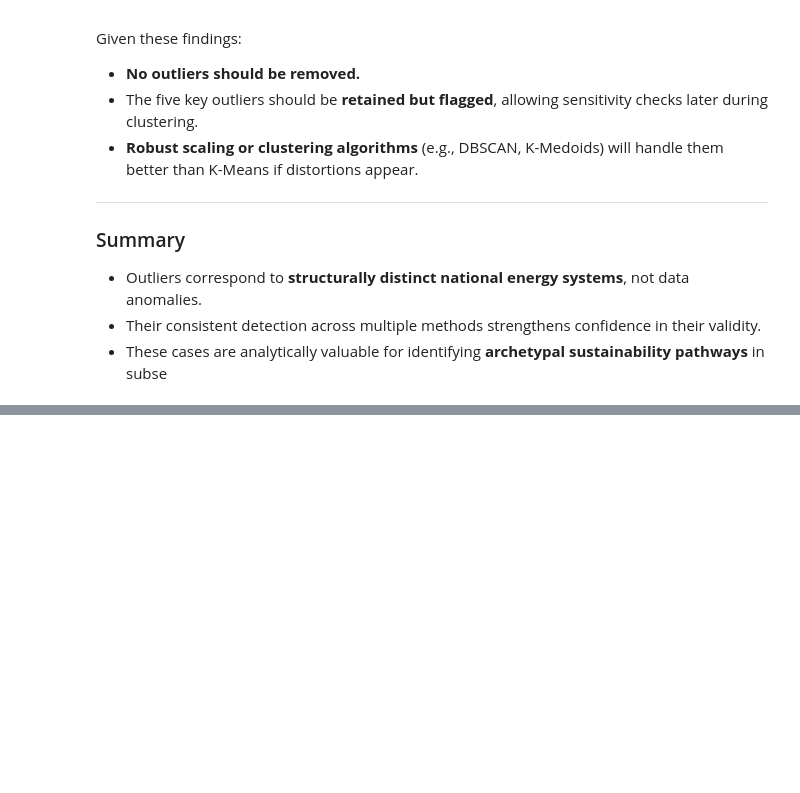
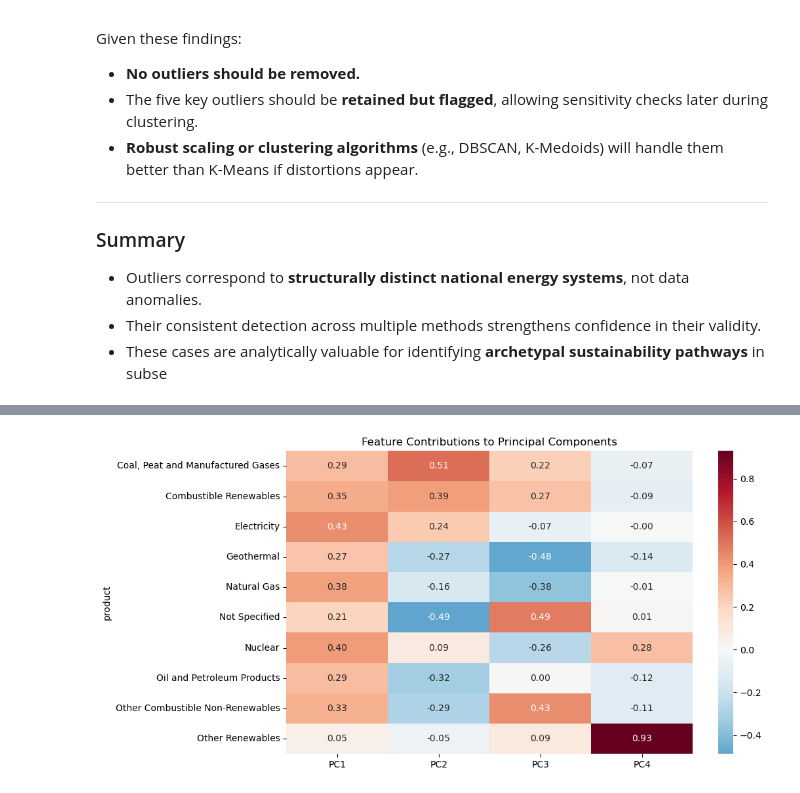
Before and after one commit to FedorSulaev/global-energy-systems-clustering, a Jupyter notebook: notebooks/01_data_analysis_and_preprocessing.ipynb, the cells around one changed output, grey strips where cells are left out. Saved outputs shown, nothing was run; the diff lists cells and outputs as text; code cells hidden in the pictures; blank space fills up the shorter version.

```diff
--- a/notebooks/01_data_analysis_and_preprocessing.ipynb
+++ b/notebooks/01_data_analysis_and_preprocessing.ipynb
@@ -530,0 +782,14 @@ Given these findings:
+# %%
+# --- Visualize loadings (feature contributions) ---
+loadings = pd.DataFrame(
+    pca.components_.T,
+    columns=[f"PC{i+1}" for i in range(pca.n_components_)],
+    index=X_selected.columns
+)
+
+plt.figure(figsize=(10,6))
+sns.heatmap(loadings, cmap="RdBu_r", center=0, annot=True, fmt=".2f")
+plt.title("Feature Contributions to Principal Components")
+plt.show()
+# %% [output]
+[figure, added]
```
Also changed, not shown: parts of 12 cells of this notebook, 2 other files.
